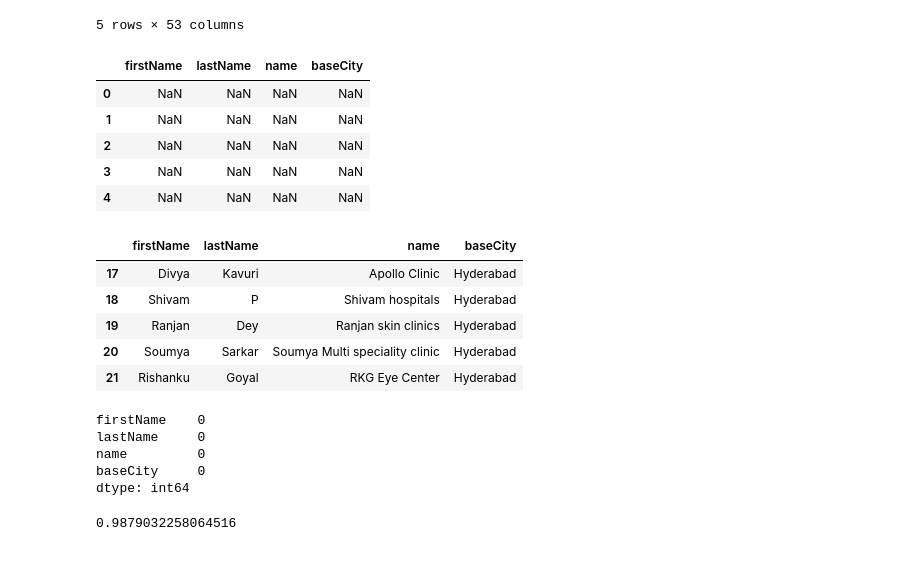
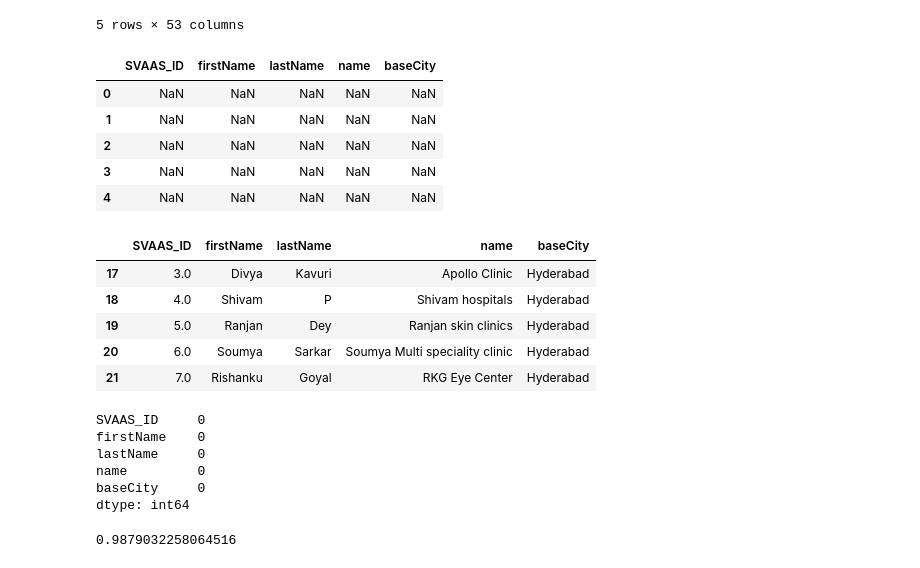
Before and after one commit to Akshay594/THB-Google-Reviews, a Jupyter notebook: Practo.ipynb, the cells around one changed output. Drawn from its saved outputs; the diff is of its cells as text; code cells hidden in the pictures.

```diff
--- a/Practo.ipynb
+++ b/Practo.ipynb
@@ -18,29 +18,30 @@ df.head()
 | 4 | NaN | NaN | NaN | NaN | NaN | NaN | NaN | NaN | NaN | NaN | ... |
 5 rows × 53 columns
 # %%
-df = df[['firstName', 'lastName', 'name', 'baseCity']]
+df = df[['SVAAS_ID', 'firstName', 'lastName', 'name', 'baseCity']]
 df.head()
 # %% [output]
-|  | firstName | lastName | name | baseCity |
-| 0 | NaN | NaN | NaN | NaN |
-| 1 | NaN | NaN | NaN | NaN |
-| 2 | NaN | NaN | NaN | NaN |
-| 3 | NaN | NaN | NaN | NaN |
-| 4 | NaN | NaN | NaN | NaN |
+|  | SVAAS_ID | firstName | lastName | name | baseCity |
+| 0 | NaN | NaN | NaN | NaN | NaN |
+| 1 | NaN | NaN | NaN | NaN | NaN |
+| 2 | NaN | NaN | NaN | NaN | NaN |
+| 3 | NaN | NaN | NaN | NaN | NaN |
+| 4 | NaN | NaN | NaN | NaN | NaN |
 # %%
 df_not_missing = df.dropna()
 # %%
 df_not_missing.head()
 # %% [output]
-|  | firstName | lastName | name | baseCity |
-| 17 | Divya | Kavuri | Apollo Clinic | Hyderabad |
-| 18 | Shivam | P | Shivam hospitals | Hyderabad |
-| 19 | Ranjan | Dey | Ranjan skin clinics | Hyderabad |
-| 20 | Soumya | Sarkar | Soumya Multi speciality clinic | Hyderabad |
-| 21 | Rishanku | Goyal | RKG Eye Center | Hyderabad |
+|  | SVAAS_ID | firstName | lastName | name | baseCity |
+| 17 | 3.0 | Divya | Kavuri | Apollo Clinic | Hyderabad |
+| 18 | 4.0 | Shivam | P | Shivam hospitals | Hyderabad |
+| 19 | 5.0 | Ranjan | Dey | Ranjan skin clinics | Hyderabad |
+| 20 | 6.0 | Soumya | Sarkar | Soumya Multi speciality clinic | Hyderabad |
+| 21 | 7.0 | Rishanku | Goyal | RKG Eye Center | Hyderabad |
 # %%
 df_not_missing.isna().sum()
 # %% [output]
+SVAAS_ID     0
 firstName    0
 lastName     0
 name         0
```
Also changed, not shown: parts of 9 cells of this notebook.
